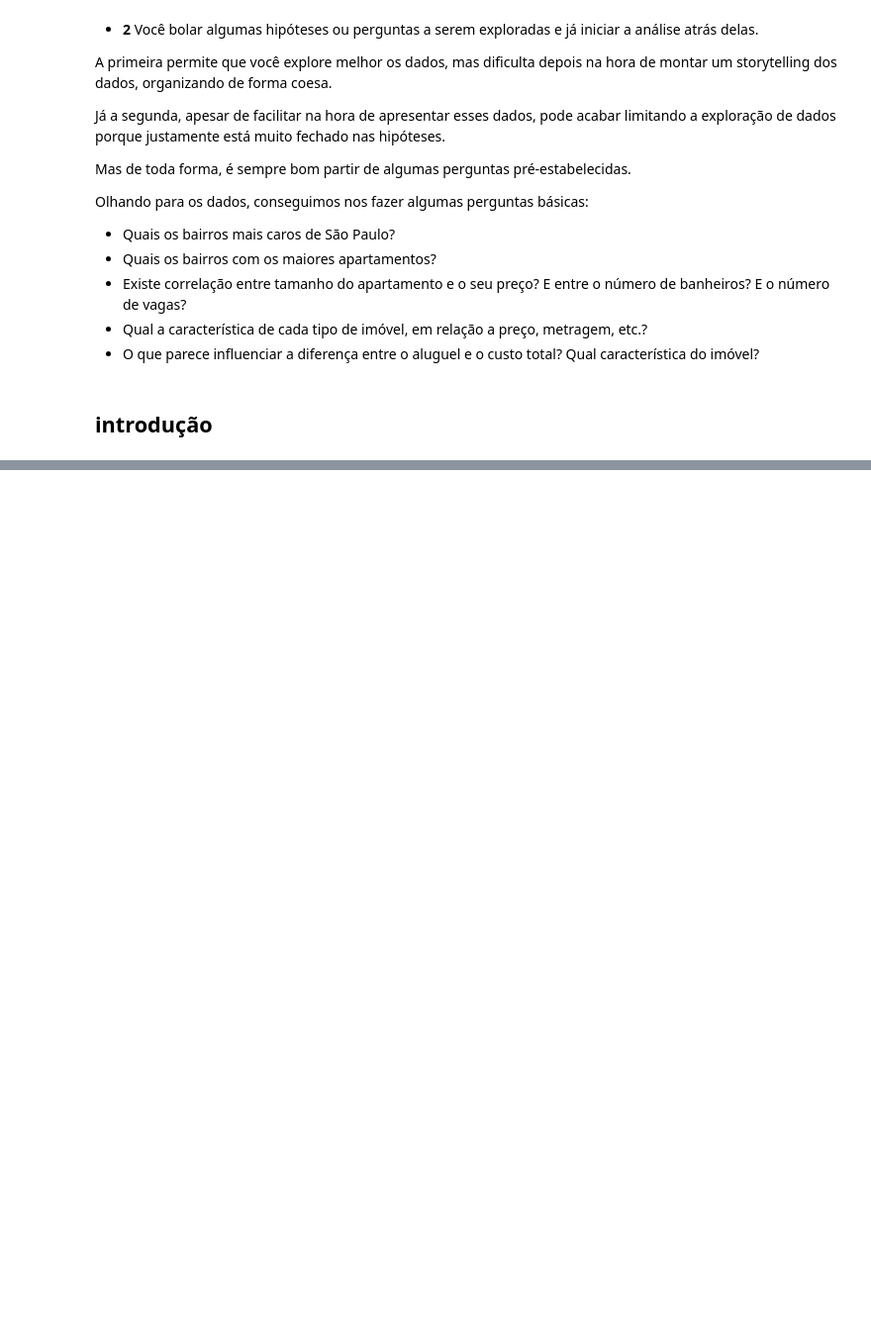
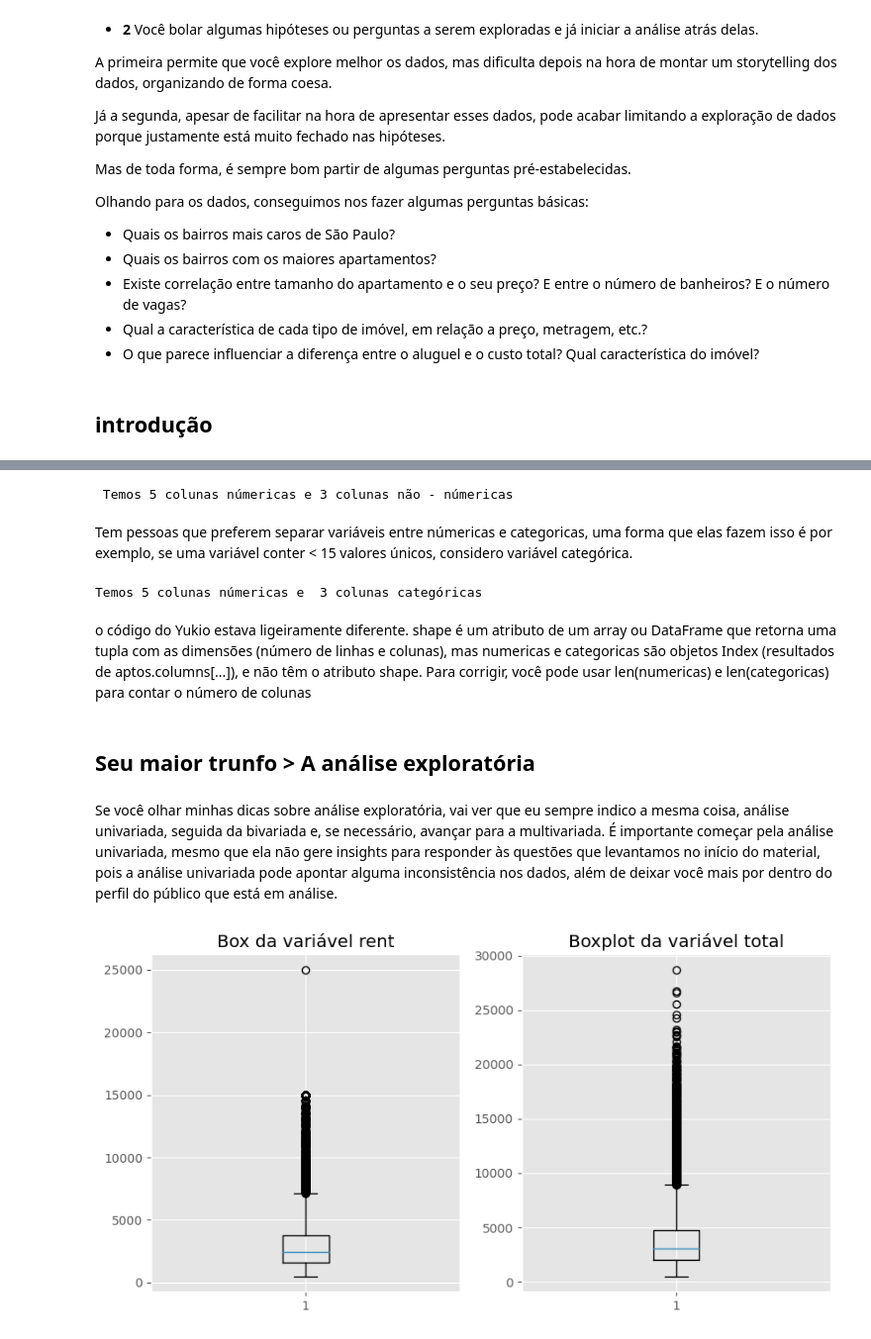
Before and after one commit to alencargthiago/Python_exercises, a Jupyter notebook: Analise_exploratoria/analise_explora_na_pratica.ipynb, the cells around one changed output, grey strips where cells are left out. Shown: that part at 99% size. Cells and saved outputs as stored; diff of their text form; code cells hidden in the pictures; blank space fills up the shorter version.

```diff
--- a/Analise_exploratoria/analise_explora_na_pratica.ipynb
+++ b/Analise_exploratoria/analise_explora_na_pratica.ipynb
@@ -89,27 +86,0 @@ ModuleNotFoundError: No module named 'nb_black'
-# %%
-# Bibliotecas para tratar dados
-import pandas as pd
-import numpy as np
-
-# Bibliotecas para EDA
-import matplotlib.pyplot as plt
-import seaborn as sns
-import plotly.express as px
-import plotly.graph_objects as go
-
-# Configurar para não exibir Warnings
-import warnings
-warnings.filterwarnings('ignore')
-
-# Configurar o estilo de gráfico do ggplot
-plt.style.use('ggplot')
-
-# Configurar para exibir até 15 linhas de um Dataframe do Pandas
-pd.set_option('display.max_rows', 15)
-
-# Configurar para exibir todas as colunas de um Dataframe do Pandas
-pd.set_option('display.max_columns', None)
-
-# Configurar quebras e espaçamentos automáticas com nb_black
-!pip install nb_black
-%load_ext nb_black #precisa instalar caso não tiver (!pip install nb_black)
@@ -135,0 +89,3 @@ ModuleNotFoundError: No module named 'nb_black #precisa instalar caso não tiver
+# %%
+aptos = pd.read_csv('Data.csv')
+aptos.head()
@@ -135,0 +107,50 @@ ModuleNotFoundError: No module named 'nb_black #precisa instalar caso não tiver
+# %%
+#separando variáveis númericas de não númericas
+#numericas
+numerics = ['int16, int32', 'int64', 'float16', 'float32', 'float64']
+numericas = aptos.select_dtypes(include= numerics)
+
+#não numericas
+nao_numericas = aptos.select_dtypes( exclude = numerics)
+
+print(
+    f' Temos {numericas.shape[1]} colunas númericas e {nao_numericas.shape[1]} colunas não - númericas'
+)
+# %% [output]
+ Temos 5 colunas númericas e 3 colunas não - númericas
+# %% [markdown]
+Tem pessoas que preferem separar variáveis entre númericas e categoricas, uma forma que elas fazem isso é por exemplo, se uma variável conter < 15 valores únicos, considero variável categórica.
+# %%
+# Colunas Numéricas
+numericas = aptos.columns[aptos.nunique() >= 15]
+
+# Colunas Categoricas
+categoricas = aptos.columns[aptos.nunique() <15]
+
+# Contagem de numericas x não-numericas
+print(
+    f'Temos {len(numericas)} colunas númericas e  {len(categoricas)} colunas categóricas'
+)
+# %% [output]
+Temos 5 colunas númericas e  3 colunas categóricas
+# %% [markdown]
+o código do Yukio estava ligeiramente diferente.  shape é um atributo de um array ou DataFrame que retorna uma tupla com as dimensões (número de linhas e colunas), mas numericas e categoricas são objetos Index (resultados de aptos.columns[...]), e não têm o atributo shape. Para corrigir, você pode usar len(numericas) e len(categoricas) para contar o número de colunas
+# %% [markdown]
+## Seu maior trunfo > A análise exploratória ##
+# %% [markdown]
+Se você olhar minhas dicas sobre análise exploratória, vai ver que eu sempre indico a mesma coisa, análise univariada, seguida da bivariada e, se necessário, avançar para a multivariada. É importante começar pela análise univariada, mesmo que ela não gere insights para responder às questões que levantamos no início do material, pois a análise univariada pode apontar alguma inconsistência nos dados, além de deixar você mais por dentro do perfil do público que está em análise.
+# %%
+fig, axs = plt.subplots (1, 2, figsize = (10, 5)) # Cria uma figura com 2 subplots
+
+# Cria uma boxplot para a variável 'rent' no primeiro subplot
+axs[0].boxplot(aptos['rent'])
+axs[0].set_title('Box da variável rent')
+
+# Cria um boxplot para a variável 'total' no segundo subplot
+axs[1].boxplot(aptos['total'])
+axs[1].set_title('Boxplot da variável total')
+
+# Mostra os gráficos
+plt.show()
+# %% [output]
+[figure, added]
```
Also changed, not shown: parts of 24 cells of this notebook.
